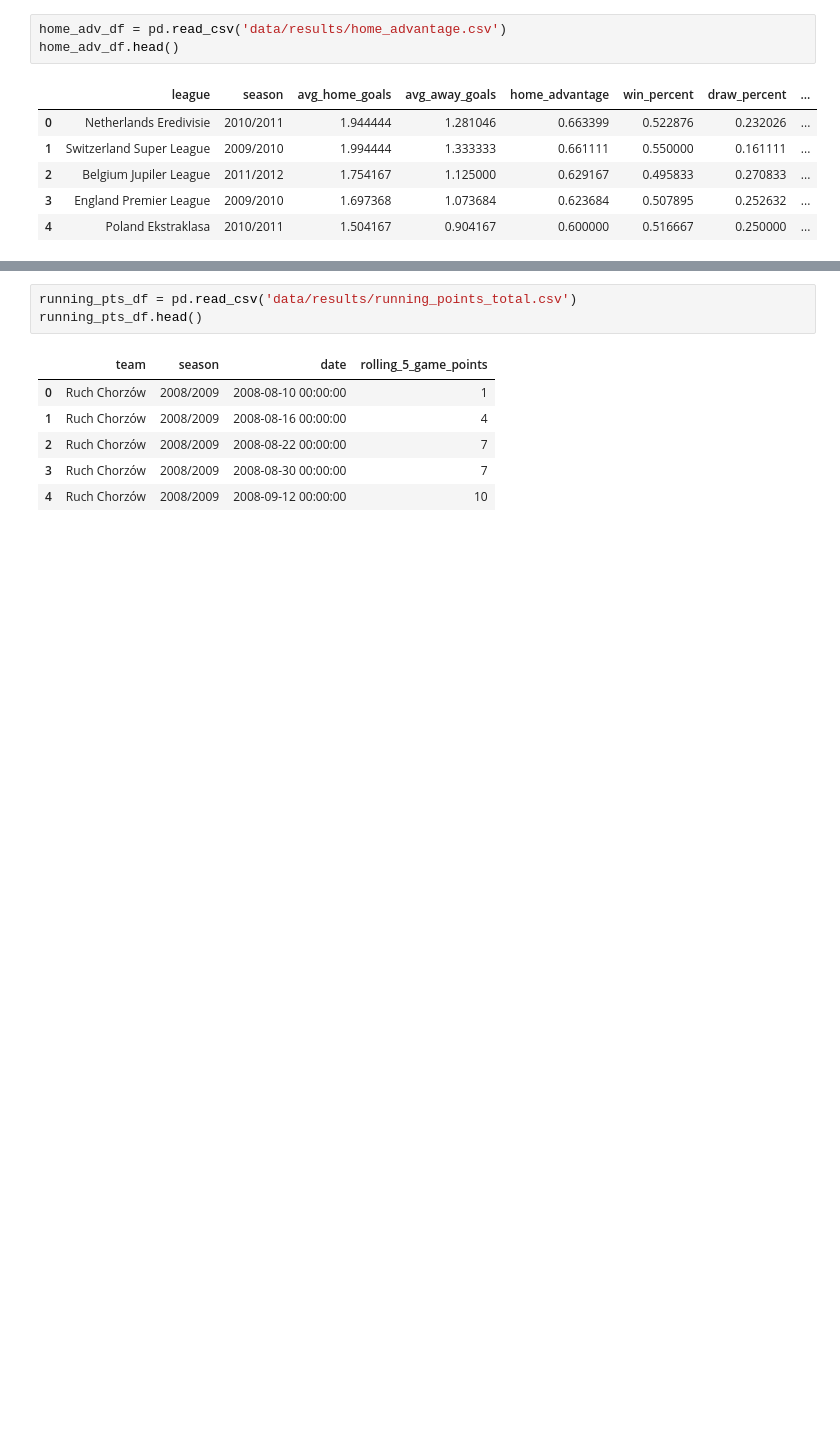
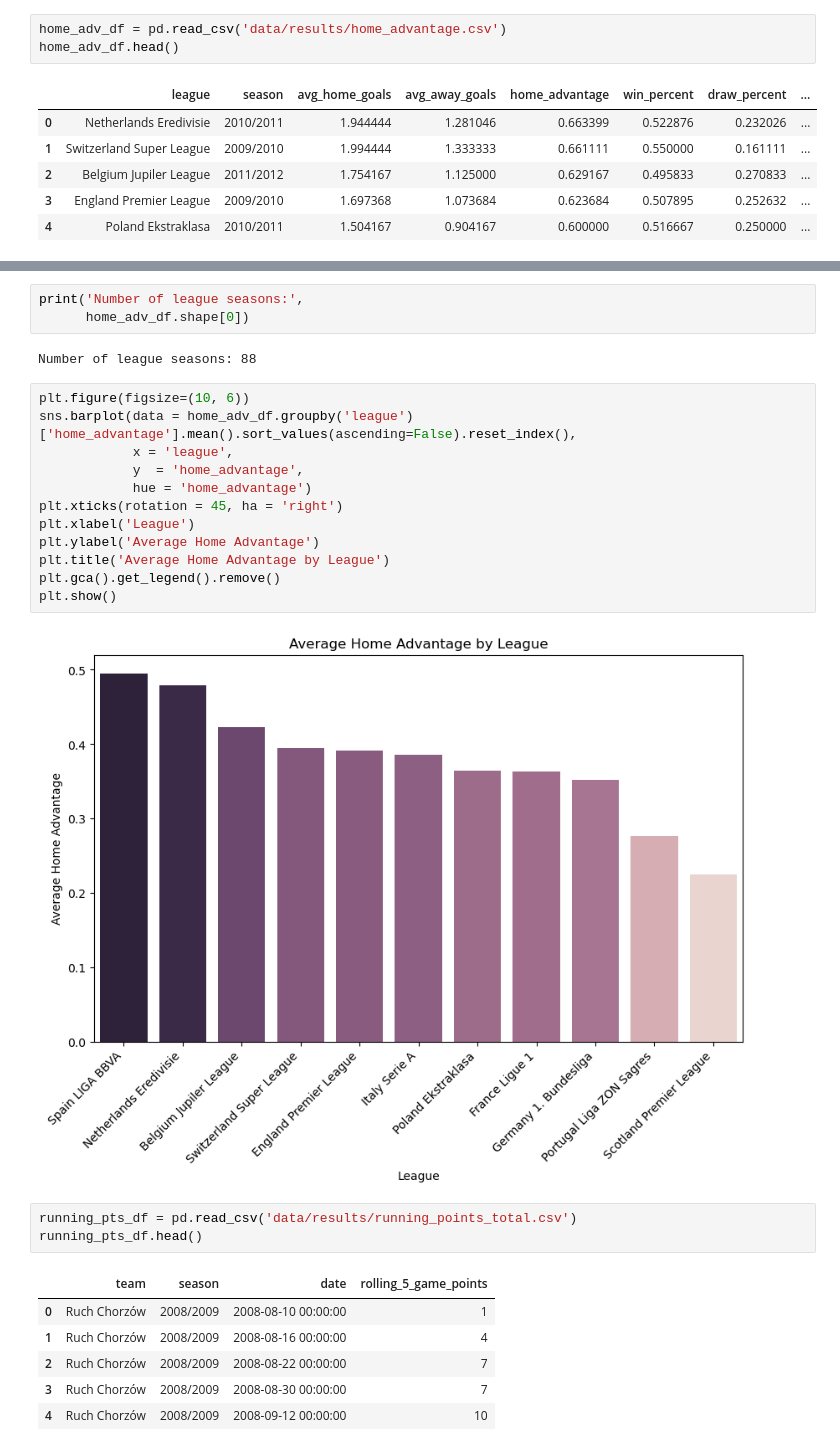
Before and after one commit to tonyinarula/football-analysis, a Jupyter notebook: analysis.ipynb, the cells around one changed output, grey strips where cells are left out. Saved outputs shown, nothing was run; the diff lists cells and outputs as text; blank space fills up the shorter version.

Commit message:
Create avg home advantage by league chart

```diff
--- a/analysis.ipynb
+++ b/analysis.ipynb
@@ -61,3 +61,22 @@ home_adv_df.sort_values('home_advantage', ascending=False).tail(10)
+# %%
+print('Number of league seasons:',
+      home_adv_df.shape[0])
+# %% [output]
+Number of league seasons: 88
+# %%
+plt.figure(figsize=(10, 6))
+sns.barplot(data = home_adv_df.groupby('league')['home_advantage'].mean().sort_values(ascending=False).reset_index(),
+            x = 'league',
+            y  = 'home_advantage',
+            hue = 'home_advantage')
+plt.xticks(rotation = 45, ha = 'right')
+plt.xlabel('League')
+plt.ylabel('Average Home Advantage')
+plt.title('Average Home Advantage by League')
+plt.gca().get_legend().remove()
+plt.show()
+# %% [output]
+[figure, added]
 # %%
 running_pts_df = pd.read_csv('data/results/running_points_total.csv')
 running_pts_df.head()
```
Also changed, not shown: parts of 2 cells of this notebook.
